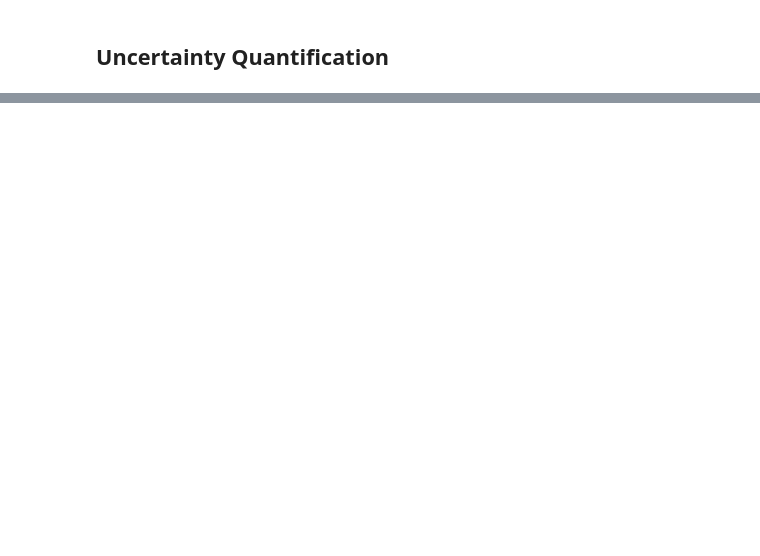
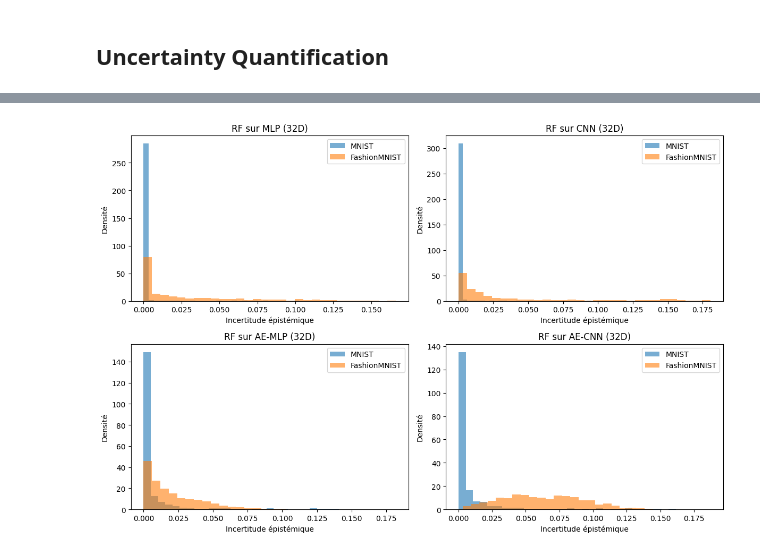
Before and after one commit to francois-thievon/MosAIk, a Jupyter notebook: demonstration/demo_quant_incertitudes.ipynb, the cells around one changed output, grey strips where cells are left out. Saved outputs shown, nothing was run; the diff lists cells and outputs as text; code cells hidden in the pictures; blank space fills up the shorter version.

```diff
--- a/demonstration/demo_quant_incertitudes.ipynb
+++ b/demonstration/demo_quant_incertitudes.ipynb
@@ -835,0 +724,90 @@ plt.show()
+# %%
+# Random Forest en chargeant les datasets 32D depuis le disque
+import os
+import torch
+import numpy as np
+from sklearn.ensemble import RandomForestClassifier
+
+rep_dir = os.path.join(data_root, "representations_32")
+mnist_mlp_32 = torch.load(os.path.join(rep_dir, "mnist_mlp_32.pt"))
+mnist_cnn_32 = torch.load(os.path.join(rep_dir, "mnist_cnn_32.pt"))
+mnist_ae_mlp_32 = torch.load(os.path.join(rep_dir, "mnist_ae_mlp_32.pt"))
+mnist_ae_cnn_32 = torch.load(os.path.join(rep_dir, "mnist_ae_cnn_32.pt"))
+fashion_mlp_32_1k = torch.load(os.path.join(rep_dir, "fashion_mlp_32_1k.pt"))
+fashion_cnn_32_1k = torch.load(os.path.join(rep_dir, "fashion_cnn_32_1k.pt"))
+fashion_ae_mlp_32_1k = torch.load(os.path.join(rep_dir, "fashion_ae_mlp_32_1k.pt"))
+fashion_ae_cnn_32_1k = torch.load(os.path.join(rep_dir, "fashion_ae_cnn_32_1k.pt"))
+
+# Données d'entraînement (MNIST complet en 32D)
+X_mlp_train = mnist_mlp_32.tensors[0].numpy()
+X_cnn_train = mnist_cnn_32.tensors[0].numpy()
+X_ae_mlp_train = mnist_ae_mlp_32.tensors[0].numpy()
+X_ae_cnn_train = mnist_ae_cnn_32.tensors[0].numpy()
+y_train = mnist_mlp_32.tensors[1].numpy()
+
+# MNIST 1k (échantillonnage depuis les représentations 32D sauvegardées)
+rng = np.random.default_rng(1)
+mnist_idx_1k = rng.choice(len(y_train), size=1000, replace=False)
+X_mlp_mnist_1k_np = mnist_mlp_32.tensors[0][mnist_idx_1k].numpy()
+X_cnn_mnist_1k_np = mnist_cnn_32.tensors[0][mnist_idx_1k].numpy()
+X_ae_mlp_mnist_1k_np = mnist_ae_mlp_32.tensors[0][mnist_idx_1k].numpy()
+X_ae_cnn_mnist_1k_np = mnist_ae_cnn_32.tensors[0][mnist_idx_1k].numpy()
+
+# Fashion 1k (déjà sauvegardé en 32D)
+X_mlp_fashion_1k_np = fashion_mlp_32_1k.tensors[0].numpy()
+X_cnn_fashion_1k_np = fashion_cnn_32_1k.tensors[0].numpy()
+X_ae_mlp_fashion_1k_np = fashion_ae_mlp_32_1k.tensors[0].numpy()
+X_ae_cnn_fashion_1k_np = fashion_ae_cnn_32_1k.tensors[0].numpy()
+
+def randomForest(X, y, X_test, nb_estimators=200):
+    model = RandomForestClassifier(n_estimators=nb_estimators, min_samples_leaf=5)
+
+    model.fit(X, y)
+    preds = np.array(model.predict_proba(X_test))
+
+    # TREE
+    unc_tree = []
+    p_pred = []
+    for tree in model.estimators_:
+        pred_t = tree.predict_proba(X_test)
+        p_pred.append(pred_t)
+        unc_tree.append(-np.sum(pred_t * np.log2(pred_t + 1e-10), axis=1))
+
+    p_pred = np.array(p_pred)
+    ep = np.var(p_pred[:,:,0], axis=0)
+    return ep, p_pred, preds
+
+
+ep_mlp_mnist, _, _ = randomForest(X_mlp_train, y_train, X_mlp_mnist_1k_np)
+ep_mlp_fashion, _, _ = randomForest(X_mlp_train, y_train, X_mlp_fashion_1k_np)
+
+ep_cnn_mnist, _, _ = randomForest(X_cnn_train, y_train, X_cnn_mnist_1k_np)
+ep_cnn_fashion, _, _ = randomForest(X_cnn_train, y_train, X_cnn_fashion_1k_np)
+
+ep_ae_mlp_mnist, _, _ = randomForest(X_ae_mlp_train, y_train, X_ae_mlp_mnist_1k_np)
+ep_ae_mlp_fashion, _, _ = randomForest(X_ae_mlp_train, y_train, X_ae_mlp_fashion_1k_np)
+
+ep_ae_cnn_mnist, _, _ = randomForest(X_ae_cnn_train, y_train, X_ae_cnn_mnist_1k_np)
+ep_ae_cnn_fashion, _, _ = randomForest(X_ae_cnn_train, y_train, X_ae_cnn_fashion_1k_np)
+
+# Graphes de densité (MNIST vs Fashion 1k)
+fig, axes = plt.subplots(2, 2, figsize=(12, 8))
+plots = [
+    (axes[0, 0], ep_mlp_mnist, ep_mlp_fashion, "RF sur MLP (32D)"),
+    (axes[0, 1], ep_cnn_mnist, ep_cnn_fashion, "RF sur CNN (32D)"),
+    (axes[1, 0], ep_ae_mlp_mnist, ep_ae_mlp_fashion, "RF sur AE-MLP (32D)"),
+    (axes[1, 1], ep_ae_cnn_mnist, ep_ae_cnn_fashion, "RF sur AE-CNN (32D)")
+]
+
+for ax, ep_mnist, ep_fashion, title in plots:
+    ax.hist(ep_mnist, bins=30, density=True, alpha=0.6, label="MNIST")
+    ax.hist(ep_fashion, bins=30, density=True, alpha=0.6, label="FashionMNIST")
+    ax.set_title(title)
+    ax.set_xlabel("Incertitude épistémique")
+    ax.set_ylabel("Densité")
+    ax.legend()
+
+plt.tight_layout()
+plt.show()
+# %% [output]
+[figure, added]
```
Also changed, not shown: parts of 52 cells of this notebook, 2 other files.
